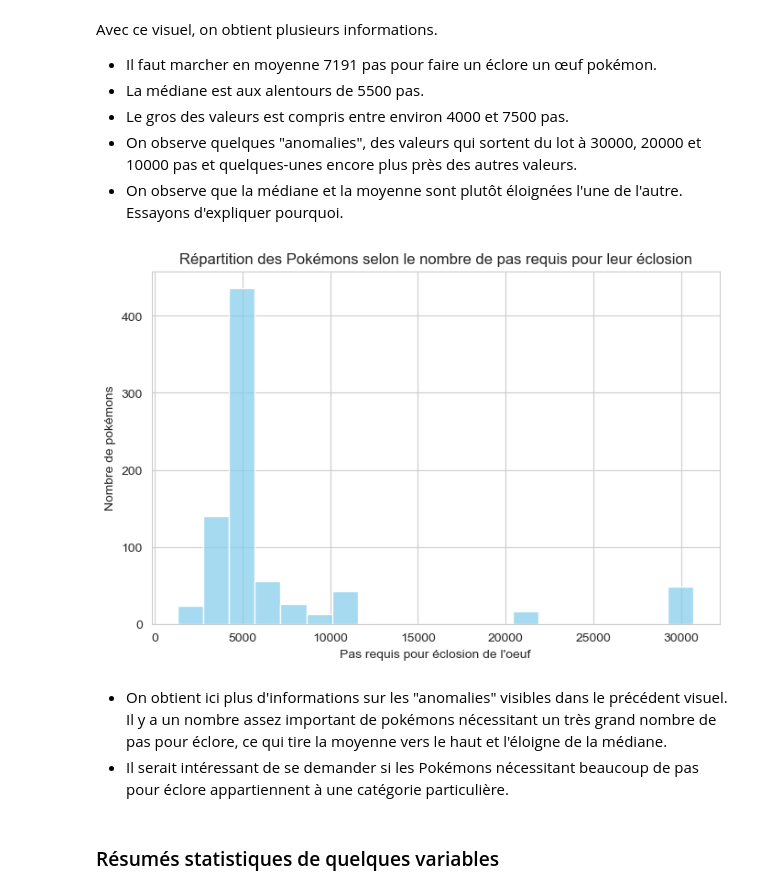
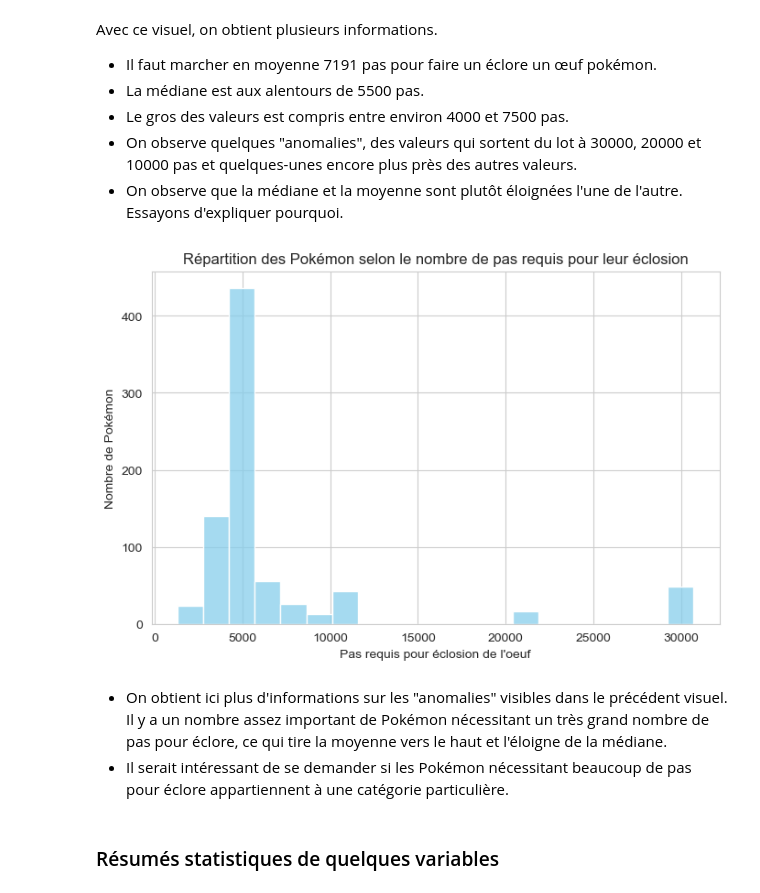
Before and after one commit to Wallblue/pokemons-stats, a Jupyter notebook: pokemon-stats.ipynb, the cells around one changed output. Drawn from its saved outputs; the diff is of its cells as text; code cells hidden in the pictures.

```diff
--- a/pokemon-stats.ipynb
+++ b/pokemon-stats.ipynb
@@ -114,12 +114,13 @@ plt.show()
 # %%
-dataFile['abilities'] = dataFile['abilities'].apply(ast.literal_eval)
-all_skills = dataFile['abilities'].explode()
+dataFile['abilities_o'] = dataFile['abilities'].apply(ast.literal_eval)
+all_skills = dataFile['abilities_o'].explode()
 skill_counts = all_skills.value_counts().head(10)
 
 # Graphique
 plt.figure(figsize=(10, 6))
 sns.barplot(x=skill_counts.values, y=skill_counts.index, color='skyblue')
 plt.xlabel("Nombre de Pokémon")
+plt.ylabel("Talents")
 plt.title("Les 10 talents les plus répendues")
 plt.show()
 # %% [output]
@@ -151,15 +152,15 @@ Avec ce visuel, on obtient plusieurs informations.
 # %%
 plt.figure(figsize=(8,5))
 sns.histplot(dataFile, x='base_egg_steps', bins=20, kde=False, color='skyblue')
 plt.xlabel("Pas requis pour éclosion de l'oeuf")
-plt.ylabel("Nombre de pokémons")
-plt.title("Répartition des Pokémons selon le nombre de pas requis pour leur éclosion")
+plt.ylabel("Nombre de Pokémon")
+plt.title("Répartition des Pokémon selon le nombre de pas requis pour leur éclosion")
 plt.show()
 # %% [output]
-[figure, old version]
+[figure, new version]
 # %% [markdown]
-- On obtient ici plus d'informations sur les "anomalies" visibles dans le précédent visuel. Il y a un nombre assez important de pokémons nécessitant un très grand nombre de pas pour éclore, ce qui tire la moyenne vers le haut et l'éloigne de la médiane.
-- Il serait intéressant de se demander si les Pokémons nécessitant beaucoup de pas pour éclore appartiennent à une catégorie particulière.
+- On obtient ici plus d'informations sur les "anomalies" visibles dans le précédent visuel. Il y a un nombre assez important de Pokémon nécessitant un très grand nombre de pas pour éclore, ce qui tire la moyenne vers le haut et l'éloigne de la médiane.
+- Il serait intéressant de se demander si les Pokémon nécessitant beaucoup de pas pour éclore appartiennent à une catégorie particulière.
 # %% [markdown]
 ### Résumés statistiques de quelques variables
 # %% [markdown]
```
Also changed, not shown: parts of 30 cells of this notebook.
